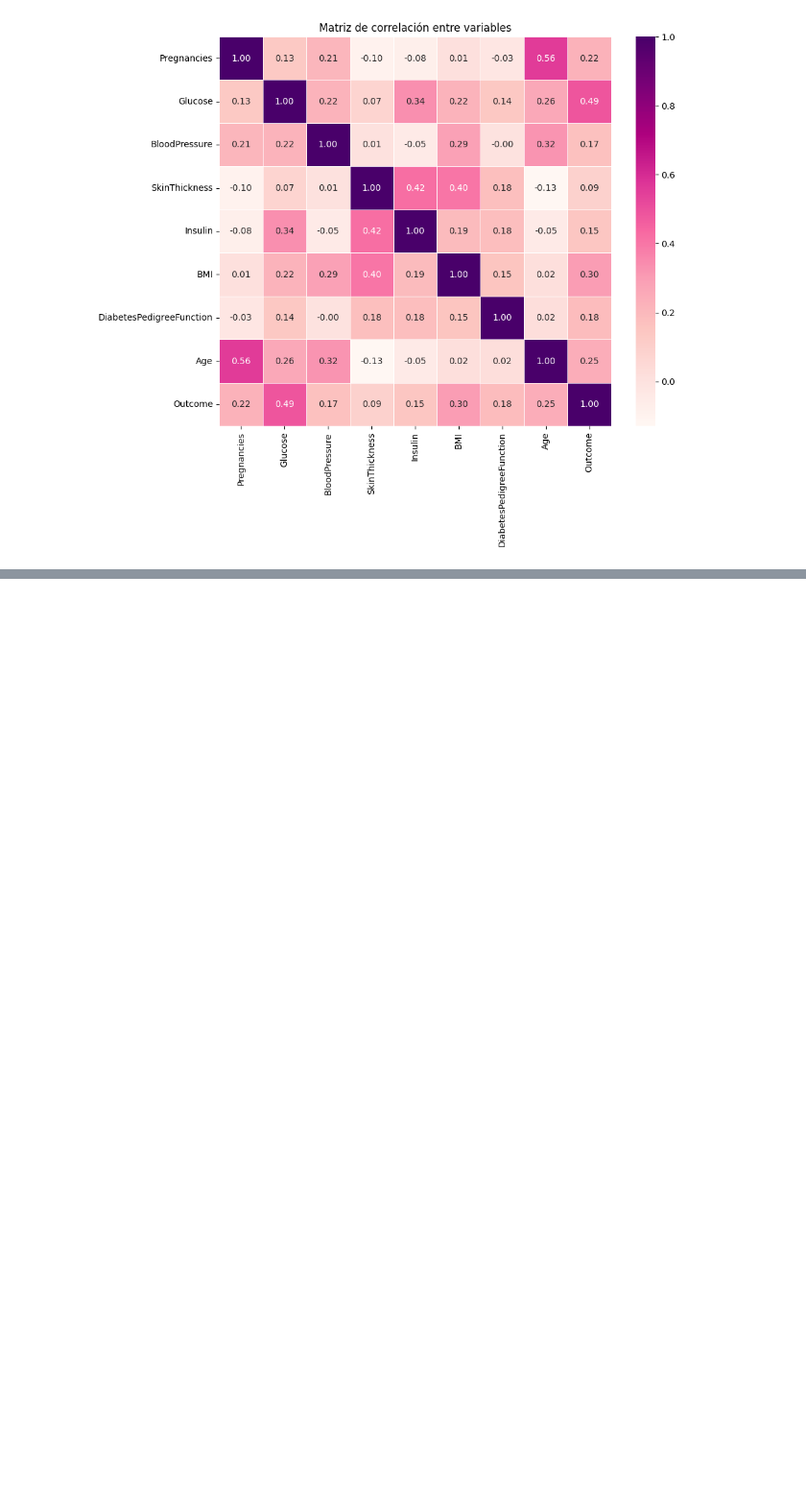
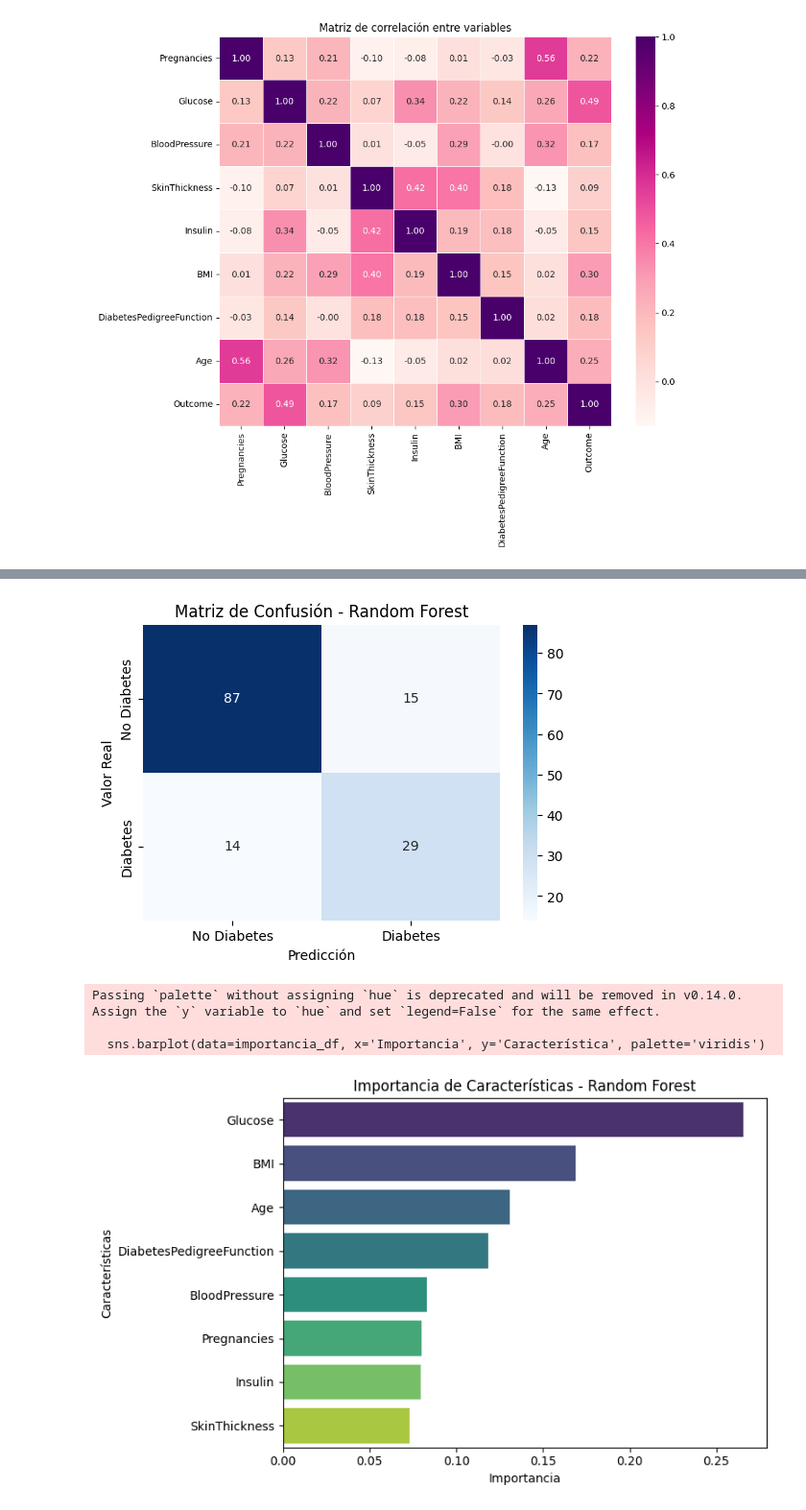
Before and after one commit to StephMonjaraz/multidomain-data-analysis, a Jupyter notebook: notebooks/01_diabetes_prediction.ipynb, the cells around one changed output, grey strips where cells are left out. Shown: that part at 96% size. Cells and saved outputs as stored; diff of their text form; code cells hidden in the pictures; blank space fills up the shorter version.

```diff
--- a/notebooks/01_diabetes_prediction.ipynb
+++ b/notebooks/01_diabetes_prediction.ipynb
@@ -262,0 +348,59 @@ print(""" Conclusiones observadas en la exploración:
+# %%
+from sklearn.metrics import confusion_matrix
+import seaborn as sns
+import matplotlib.pyplot as plt
+
+# Matriz de confusión
+cm = confusion_matrix(y_test, y_pred)
+
+plt.figure(figsize=(6,4))
+sns.heatmap(cm, annot=True, fmt='d', cmap='Blues',
+            xticklabels=["No Diabetes", "Diabetes"],
+            yticklabels=["No Diabetes", "Diabetes"])
+plt.xlabel("Predicción")
+plt.ylabel("Valor Real")
+plt.title("Matriz de Confusión - Random Forest")
+plt.show()
+
+
+import pandas as pd
+
+# Importancia de cada variable
+importancias = rf_model.feature_importances_
+columnas = pdf.drop('Outcome', axis=1).columns
+
+# Crear DataFrame para visualización
+importancia_df = pd.DataFrame({'Característica': columnas, 'Importancia': importancias})
+importancia_df = importancia_df.sort_values(by='Importancia', ascending=False)
+
+# Graficar
+plt.figure(figsize=(8,5))
+sns.barplot(data=importancia_df, x='Importancia', y='Característica', palette='viridis')
+plt.title("Importancia de Características - Random Forest")
+plt.xlabel("Importancia")
+plt.ylabel("Características")
+plt.tight_layout()
+plt.show()
+
+
+from sklearn.metrics import roc_curve, roc_auc_score
+
+y_probs = rf_model.predict_proba(X_test)[:,1]
+fpr, tpr, thresholds = roc_curve(y_test, y_probs)
+auc = roc_auc_score(y_test, y_probs)
+
+plt.figure(figsize=(6,4))
+plt.plot(fpr, tpr, label=f"AUC = {auc:.2f}")
+plt.plot([0, 1], [0, 1], linestyle='--', color='gray')
+plt.xlabel("Falsos positivos")
+plt.ylabel("Verdaderos positivos")
+plt.title("Curva ROC - Random Forest")
+plt.legend()
+plt.grid()
+plt.show()
+# %% [output]
+[figure, added]
+Passing `palette` without assigning `hue` is deprecated and will be removed in v0.14.0. Assign the `y` variable to `hue` and set `legend=False` for the same effect.
+
+  sns.barplot(data=importancia_df, x='Importancia', y='Característica', palette='viridis')
+[figure, added]
```
Also changed, not shown: parts of 16 cells of this notebook.
